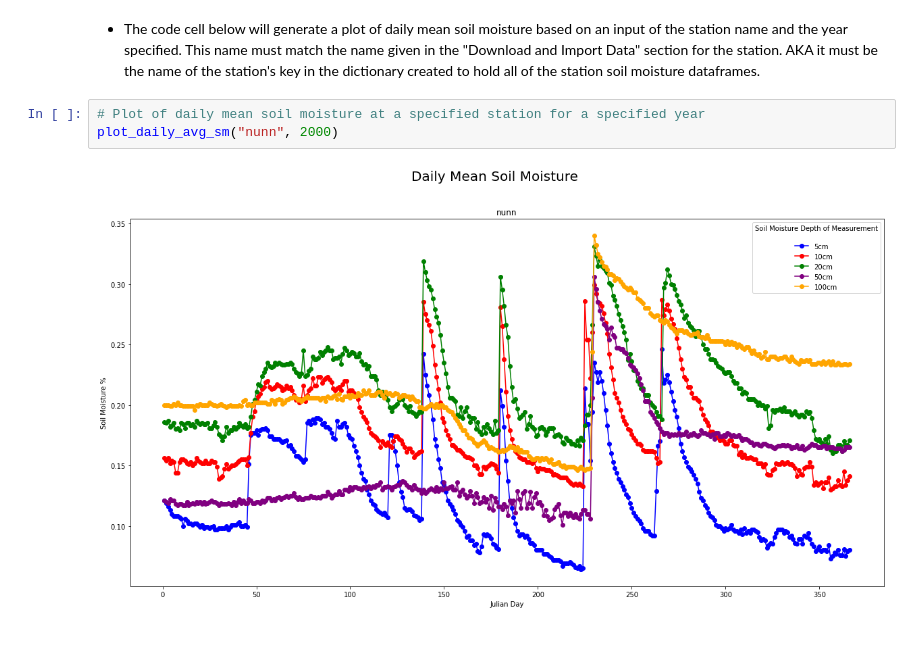
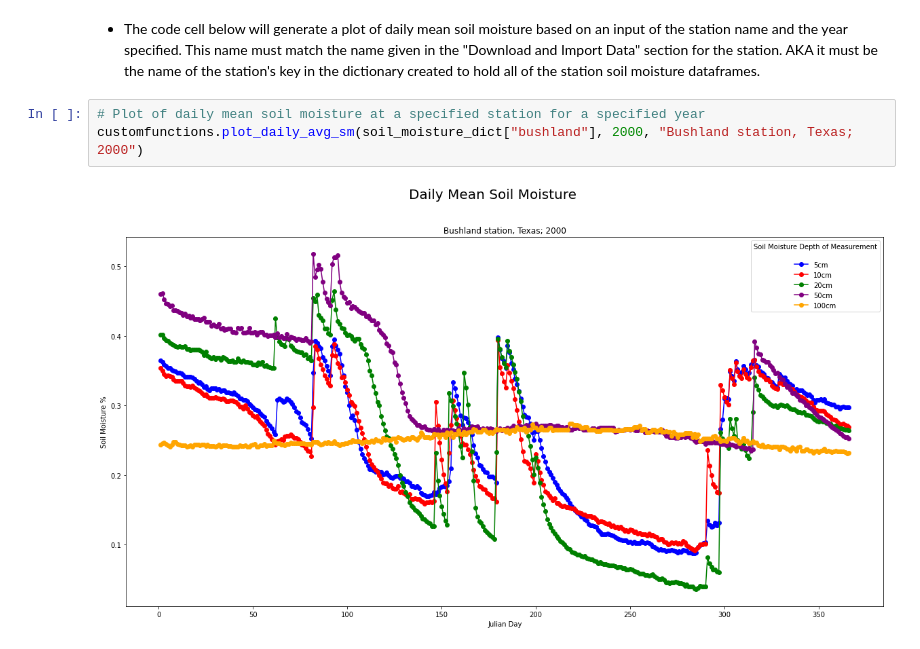
Before and after one commit to krosenberg01/usgs-nccasc-soil-moisture, a Jupyter notebook: usgs-nccasc-soil-moisture.ipynb, the cells around one changed output. Cells and saved outputs as stored; diff of their text form.

Commit message:
Moved all functions to a custom .py script

```diff
--- a/usgs-nccasc-soil-moisture.ipynb
+++ b/usgs-nccasc-soil-moisture.ipynb
@@ -673,6 +359,6 @@ plot_monthly_avg_sm("nunn", 2000)
 * The code cell below will generate a plot of daily mean soil moisture based on an input of the station name and the year specified.  This name must match the name given in the "Download and Import Data" section for the station.  AKA it must be the name of the station's key in the dictionary created to hold all of the station soil moisture dataframes.
 # %%
 # Plot of daily mean soil moisture at a specified station for a specified year
-plot_daily_avg_sm("nunn", 2000)
+customfunctions.plot_daily_avg_sm(soil_moisture_dict["bushland"], 2000, "Bushland station, Texas; 2000")
 # %% [output]
-[figure, old version]
+[figure, new version]
```
Also changed, not shown: parts of 34 cells of this notebook.
